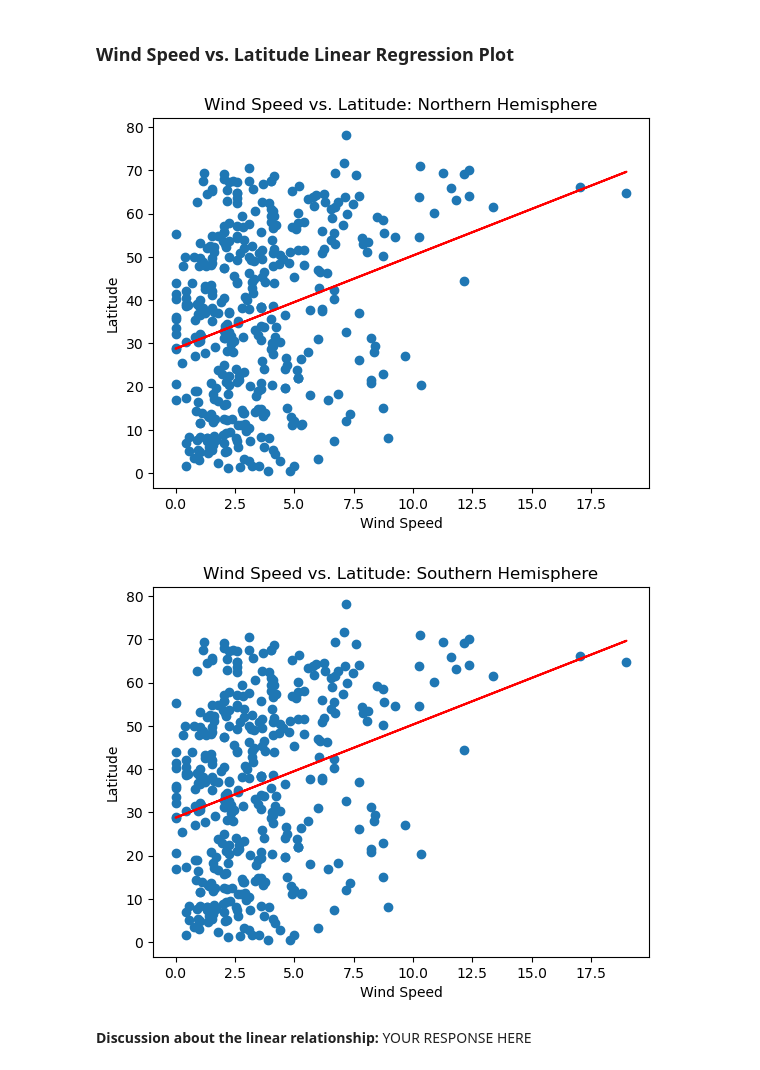
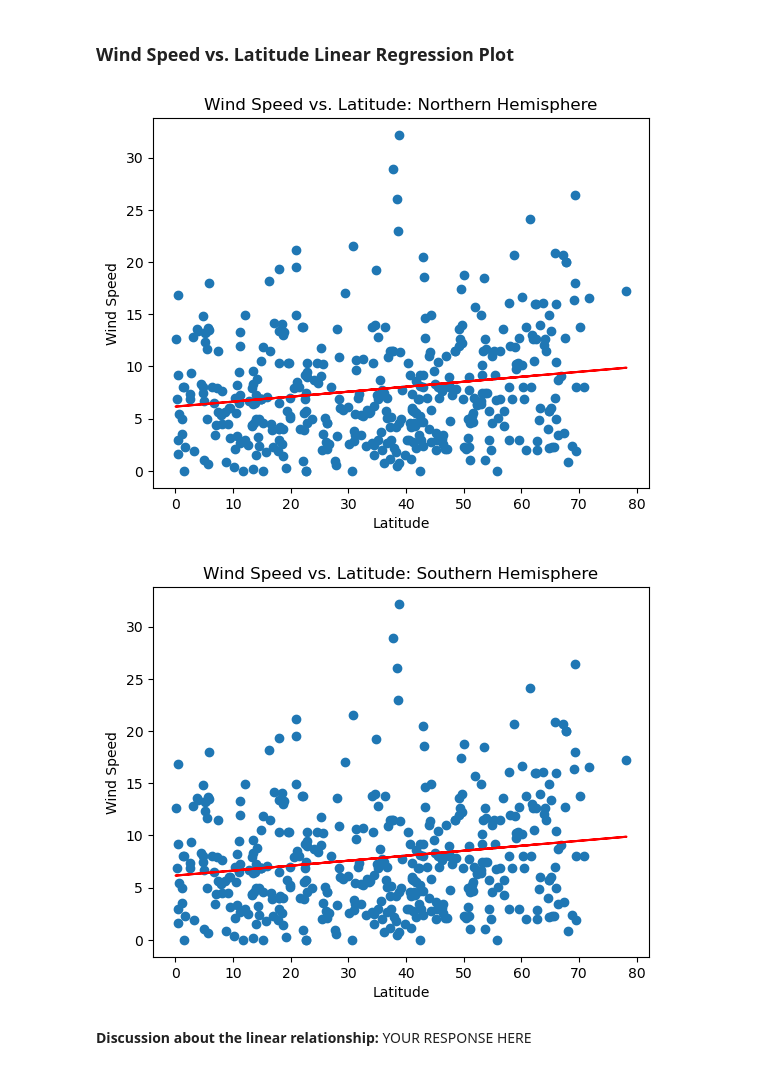
Before and after one commit to alanabianca/python-api-challenge, a Jupyter notebook: WeatherPy/WeatherPy.ipynb, the cells around one changed output. Drawn from its saved outputs; the diff is of its cells as text; code cells hidden in the pictures.

```diff
--- a/WeatherPy/WeatherPy.ipynb
+++ b/WeatherPy/WeatherPy.ipynb
@@ -432,27 +424,27 @@ plt.show()
 ### Wind Speed vs. Latitude Linear Regression Plot
 # %%
 # Northern Hemisphere
-x_val = northern_hemi_df["Wind Speed"]
-y_val = northern_hemi_df["Latitude"]
+x_val = northern_hemi_df["Latitude"]
+y_val = northern_hemi_df["Wind Speed"]
 
 (slope, intercept, rvalue, pvalue, stderr)=linregress(x_val, y_val)
 
 regress_values = x_val * slope + intercept
 
 line_eq = "y = " + str(round(slope,2)) + "x + " + str(round(intercept,2))
 plt.scatter(x_val, y_val)
 plt.plot(x_val, regress_values, "r-")
 plt.annotate(line_eq, (40,300))
-plt.xlabel("Wind Speed")
-plt.ylabel("Latitude")
+plt.xlabel("Latitude")
+plt.ylabel("Wind Speed")
 plt.title("Wind Speed vs. Latitude: Northern Hemisphere")
 plt.show()
 # %% [output]
-[figure, old version]
+[figure, new version]
 # %%
 # Southern Hemisphere
-x_val = northern_hemi_df["Wind Speed"]
-y_val = northern_hemi_df["Latitude"]
+x_val = northern_hemi_df["Latitude"]
+y_val = northern_hemi_df["Wind Speed"]
 
 (slope, intercept, rvalue, pvalue, stderr)=linregress(x_val, y_val)
 
@@ -462,11 +454,11 @@ line_eq = "y = " + str(round(slope,2)) + "x + " + str(round(intercept,2))
 plt.scatter(x_val, y_val)
 plt.plot(x_val, regress_values, "r-")
 plt.annotate(line_eq, (40,300))
-plt.xlabel("Wind Speed")
-plt.ylabel("Latitude")
+plt.xlabel("Latitude")
+plt.ylabel("Wind Speed")
 plt.title("Wind Speed vs. Latitude: Southern Hemisphere")
 plt.show()
 # %% [output]
-[figure, old version]
+[figure, new version]
 # %% [markdown]
 **Discussion about the linear relationship:** YOUR RESPONSE HERE
```
Also changed, not shown: parts of 15 cells of this notebook, 5 other files.
